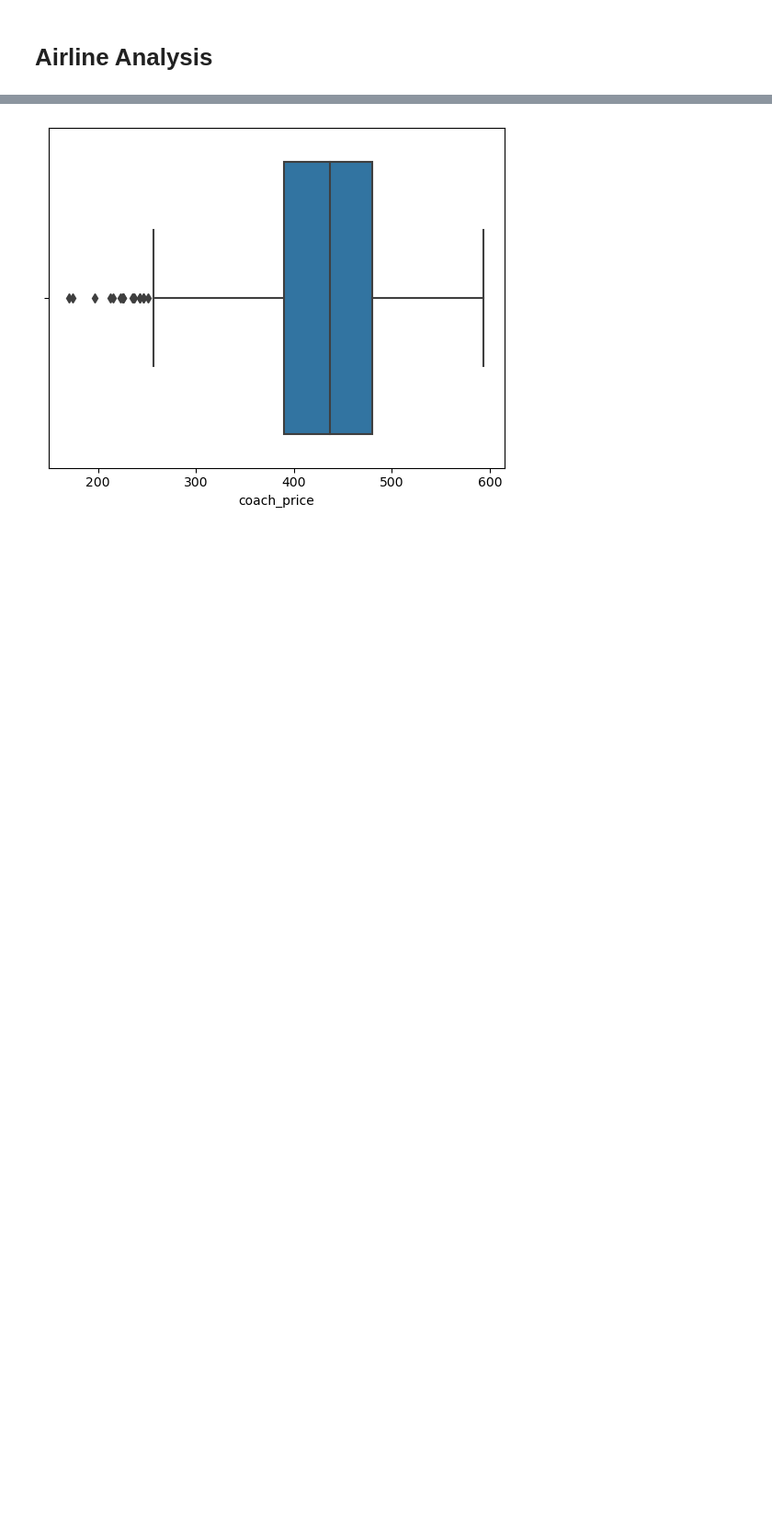
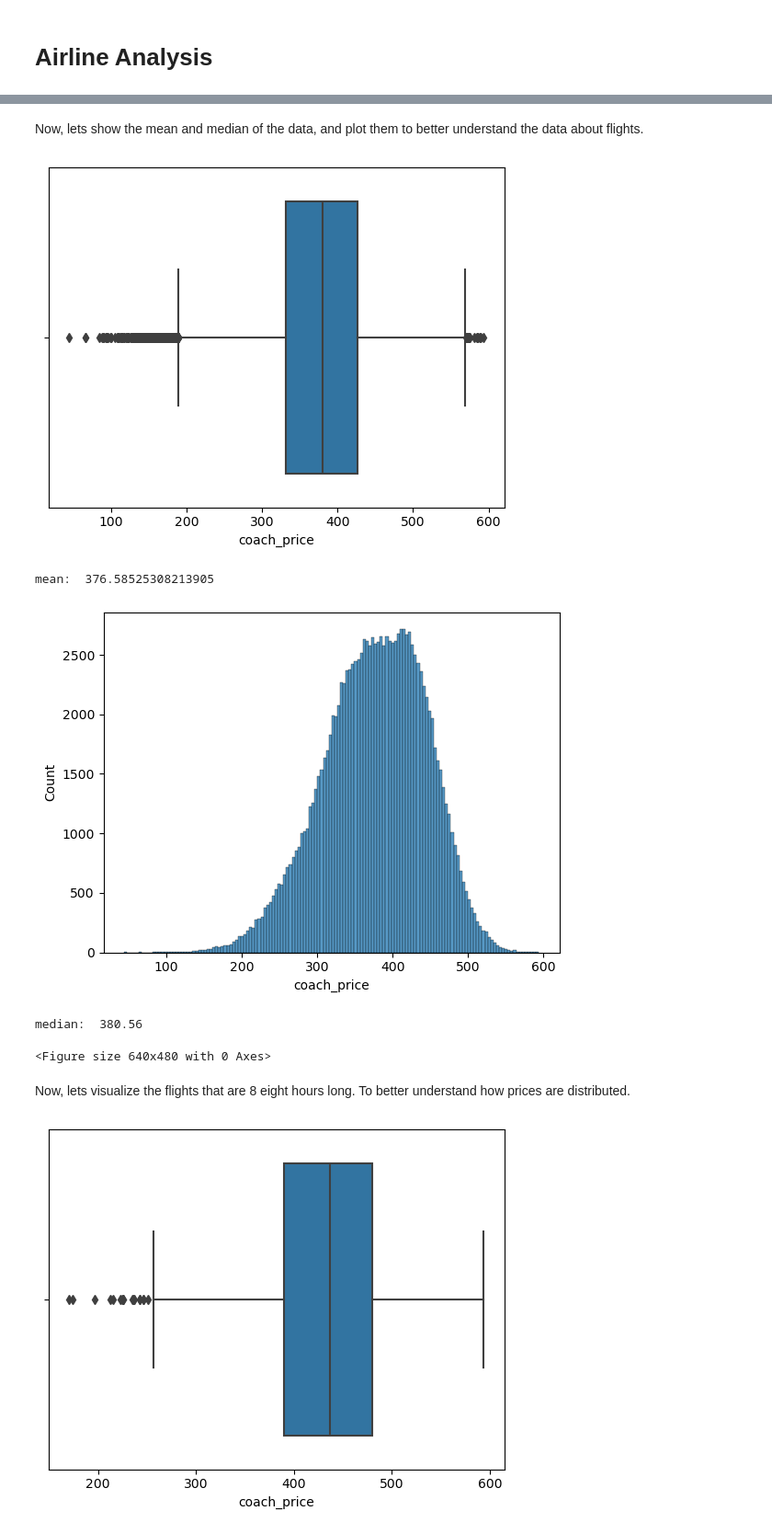
Before and after one commit to Joel-Milla/Airline_Analysis, a Jupyter notebook: Airline Analysis.ipynb, the cells around one changed output, grey strips where cells are left out. Shown at 92% size. Cells and saved outputs as stored; diff of their text form; code cells hidden in the pictures; blank space fills up the shorter version.

Commit message:
Add more information and a better explanation about what the project is doing

```diff
--- a/Airline Analysis.ipynb
+++ b/Airline Analysis.ipynb
@@ -88 +47,23 @@ print(np.median(flight.coach_price))
+# %% [markdown]
+Now, lets show the mean and median of the data, and plot them to better understand the data about flights.
+# %%
+sns.boxplot(x='coach_price', data=flight)
+plt.show()
+plt.clf()
+mean = np.mean(flight.coach_price)
+print('mean: ', mean)
+
+sns.histplot(x='coach_price', data=flight)
+plt.show()
+plt.clf()
+median = np.median(flight.coach_price)
+print('median: ', median)
+# %% [output]
+[figure, added]
+mean:  376.58525308213905
+[figure, added]
+median:  380.56
+<Figure size 640x480 with 0 Axes>
+# %% [markdown]
+Now, lets visualize the flights that are 8 eight hours long. To better understand how prices are distributed.
 # %%
```
Also changed, not shown: parts of 37 cells of this notebook.
